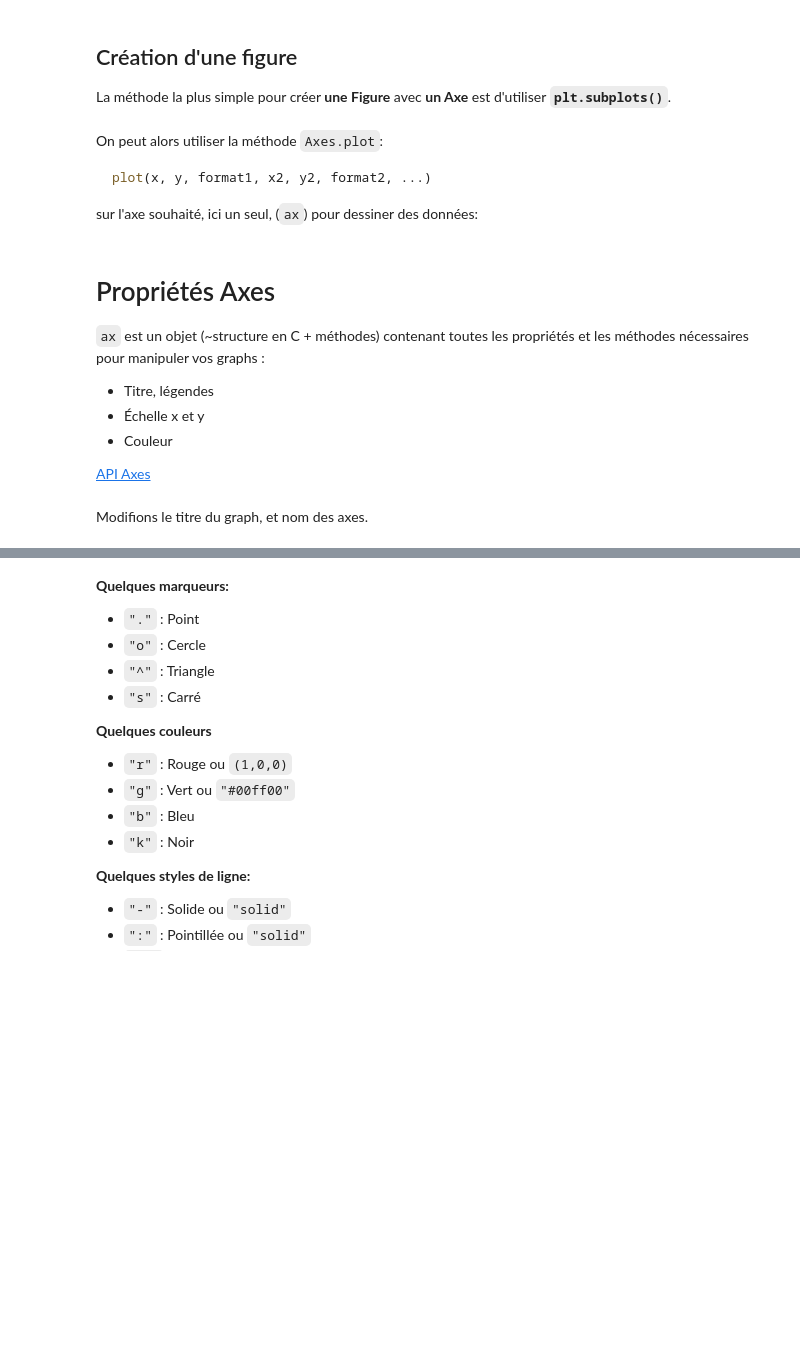
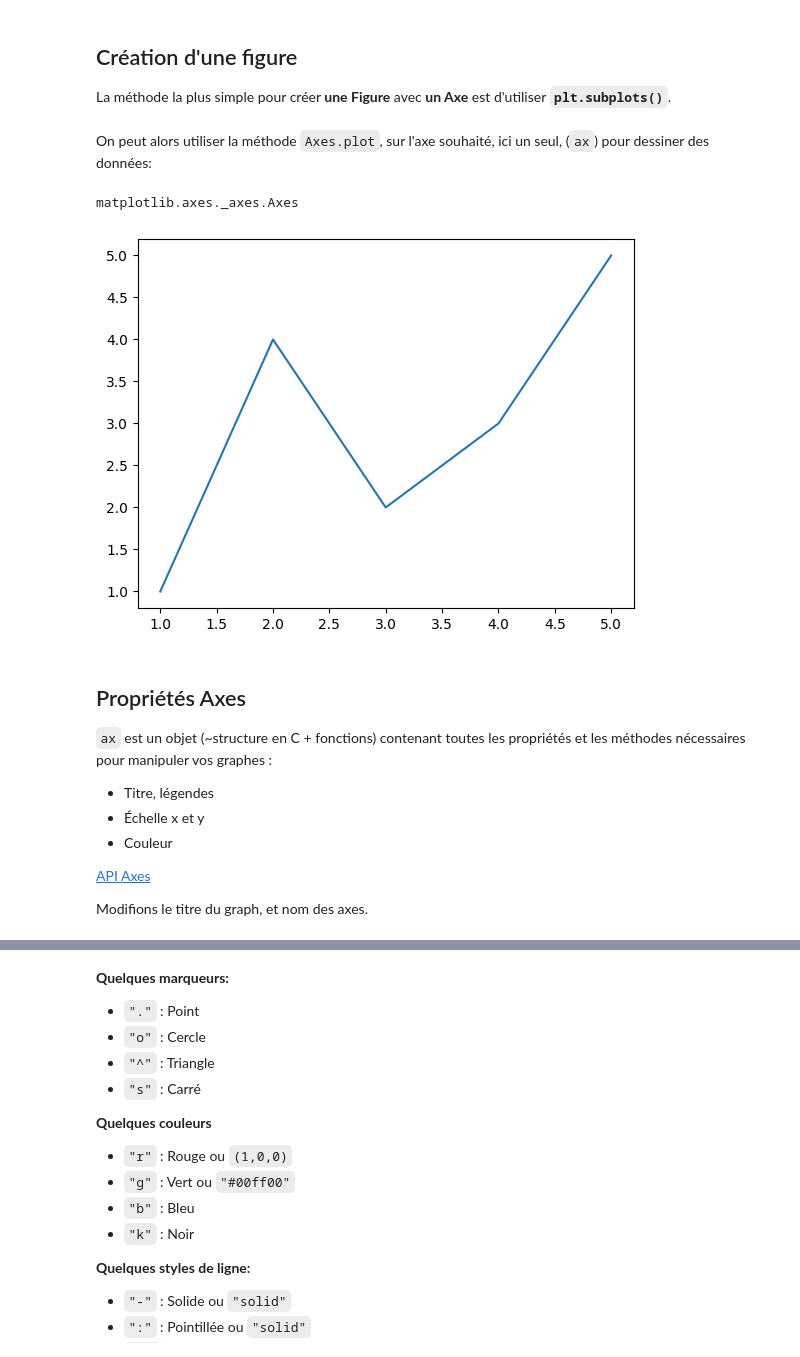
Before and after one commit to ECE-Lyon/colab_python_introduction, a Jupyter notebook: matplotlib.ipynb, the cells around one changed output, grey strips where cells are left out. Saved outputs shown, nothing was run; the diff lists cells and outputs as text; code cells hidden in the pictures; blank space fills up the shorter version.

Commit message:
update matplotlib

````diff
--- a/matplotlib.ipynb
+++ b/matplotlib.ipynb
@@ -34,31 +36,28 @@ fig, ax = plt.subplots() # figure et axes vides
 # %% [markdown]
 
 
-On peut alors utiliser la méthode `Axes.plot`:
-
-```bash
-plot(x, y, format1, x2, y2, format2, ...)
-```
-
-sur l'axe souhaité, ici un seul, (`ax`) pour dessiner des données:
+On peut alors utiliser la méthode `Axes.plot`, sur l'axe souhaité, ici un seul, (`ax`) pour dessiner des données:
 # %%
 fig, ax = plt.subplots()  # Create a figure containing a single axes.
-ax.plot([1, 2, 3, 4], [1, 4, 2, 3]);  # Plot some data on the axes.
+ax.plot([1, 2, 3, 4, 5], [1, 4, 2, 3, 5]);  # Plot some data on the axes.
 
 type(ax)
+# %% [output]
+matplotlib.axes._axes.Axes
+[figure, added]
 # %% [markdown]
 
-# Propriétés Axes
+## Propriétés Axes
 
-`ax` est un objet (~structure en C + méthodes) contenant toutes les propriétés et les méthodes nécessaires pour manipuler vos graphs :
+`ax` est un objet (~structure en C + fonctions) contenant toutes les propriétés et les méthodes nécessaires pour manipuler vos graphes :
 
 - Titre, légendes
 - Échelle x et y
 - Couleur
 
 [API Axes](https://matplotlib.org/stable/api/axes_api.html)
+
+Modifions le titre du graph, et nom des axes.
-# %% [markdown]
-Modifions le titre du graph, et nom des axes.
 # %%
 fig, ax = plt.subplots()  # Create a figure containing a single axes.
 ax.plot([1, 2, 3, 4], [1, 4, 2, 3]);  # Plot some data on the axes.
````
Also changed, not shown: parts of 15 cells of this notebook.
